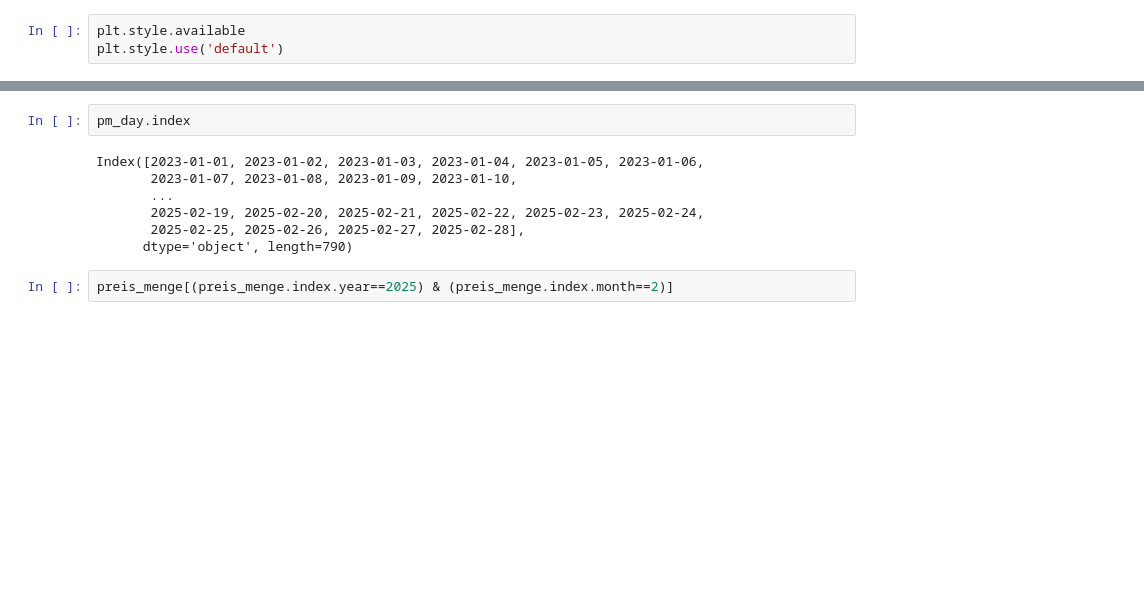
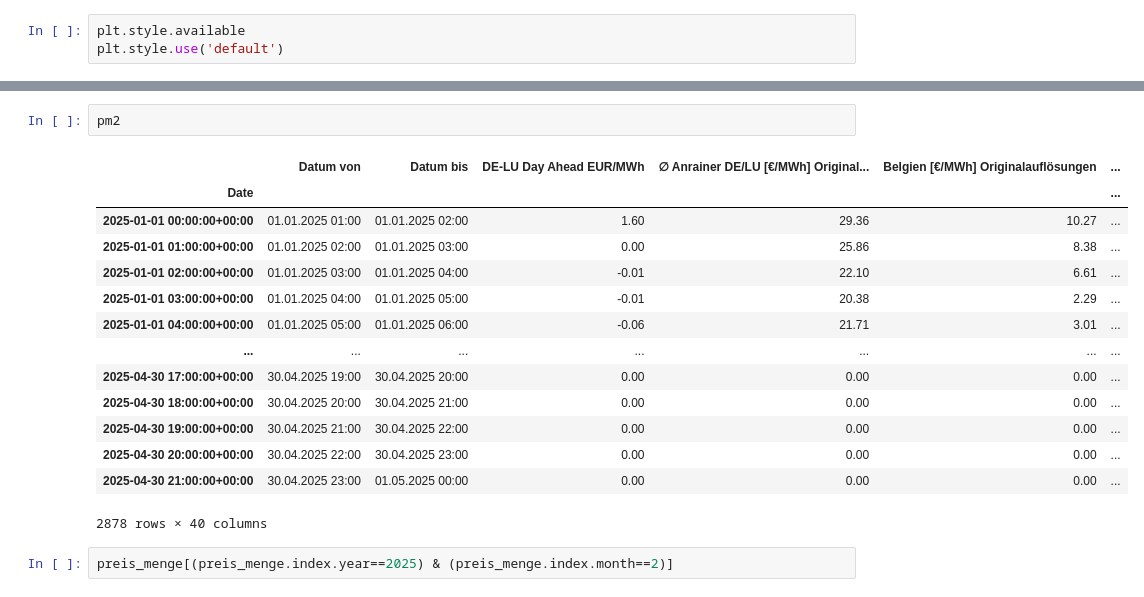
Before and after one commit to strubbi77/breisgauwind, a Jupyter notebook: Stromwert_IK8.ipynb, the cells around one changed output, grey strips where cells are left out. Drawn from its saved outputs; the diff is of its cells as text; blank space fills up the shorter version.

```diff
--- a/Stromwert_IK8.ipynb
+++ b/Stromwert_IK8.ipynb
@@ -492,12 +504,20 @@ cur,eu_n
 # %%
-pm_day.index
+pm2
 # %% [output]
+|  | Datum von | Datum bis | DE-LU Day Ahead EUR/MWh | ∅ Anrainer DE/LU [€/MWh] Original... | Belgien [€/MWh] Originalauflösungen | ... |
+| Date |  |  |  |  |  | ... |
+| 2025-01-01 00:00:00+00:00 | 01.01.2025 01:00 | 01.01.2025 02:00 | 1.60 | 29.36 | 10.27 | ... |
+| 2025-01-01 01:00:00+00:00 | 01.01.2025 02:00 | 01.01.2025 03:00 | 0.00 | 25.86 | 8.38 | ... |
+| 2025-01-01 02:00:00+00:00 | 01.01.2025 03:00 | 01.01.2025 04:00 | -0.01 | 22.10 | 6.61 | ... |
+| 2025-01-01 03:00:00+00:00 | 01.01.2025 04:00 | 01.01.2025 05:00 | -0.01 | 20.38 | 2.29 | ... |
+| 2025-01-01 04:00:00+00:00 | 01.01.2025 05:00 | 01.01.2025 06:00 | -0.06 | 21.71 | 3.01 | ... |
+| ... | ... | ... | ... | ... | ... | ... |
+| 2025-04-30 17:00:00+00:00 | 30.04.2025 19:00 | 30.04.2025 20:00 | 0.00 | 0.00 | 0.00 | ... |
+| 2025-04-30 18:00:00+00:00 | 30.04.2025 20:00 | 30.04.2025 21:00 | 0.00 | 0.00 | 0.00 | ... |
+| 2025-04-30 19:00:00+00:00 | 30.04.2025 21:00 | 30.04.2025 22:00 | 0.00 | 0.00 | 0.00 | ... |
+| 2025-04-30 20:00:00+00:00 | 30.04.2025 22:00 | 30.04.2025 23:00 | 0.00 | 0.00 | 0.00 | ... |
+| 2025-04-30 21:00:00+00:00 | 30.04.2025 23:00 | 01.05.2025 00:00 | 0.00 | 0.00 | 0.00 | ... |
-Index([2023-01-01, 2023-01-02, 2023-01-03, 2023-01-04, 2023-01-05, 2023-01-06,
-       2023-01-07, 2023-01-08, 2023-01-09, 2023-01-10,
-       ...
-       2025-02-19, 2025-02-20, 2025-02-21, 2025-02-22, 2025-02-23, 2025-02-24,
-       2025-02-25, 2025-02-26, 2025-02-27, 2025-02-28],
-      dtype='object', length=790)
+2878 rows × 40 columns
 # %%
 preis_menge[(preis_menge.index.year==2025) & (preis_menge.index.month==2)]
 # %% [output]
```
Also changed, not shown: parts of 8 cells of this notebook, 16 other files.
